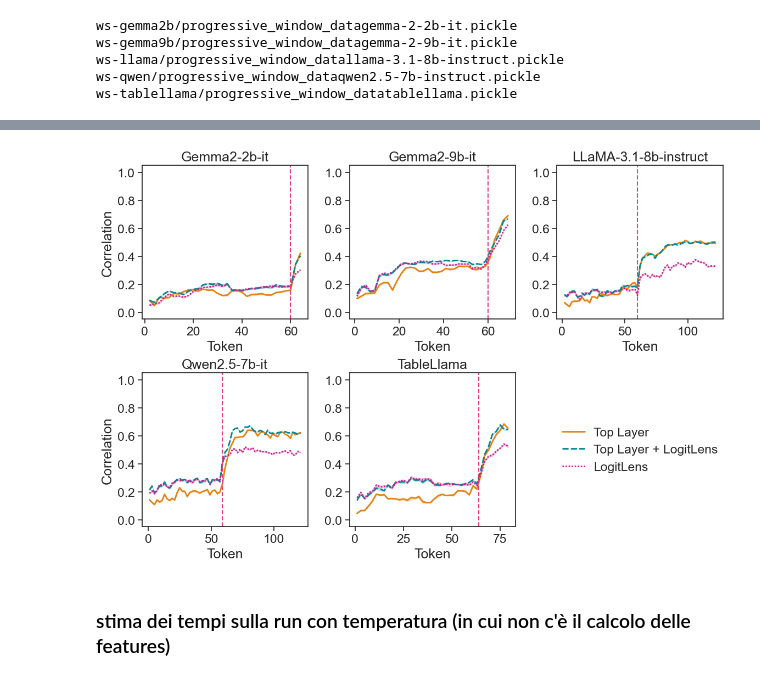
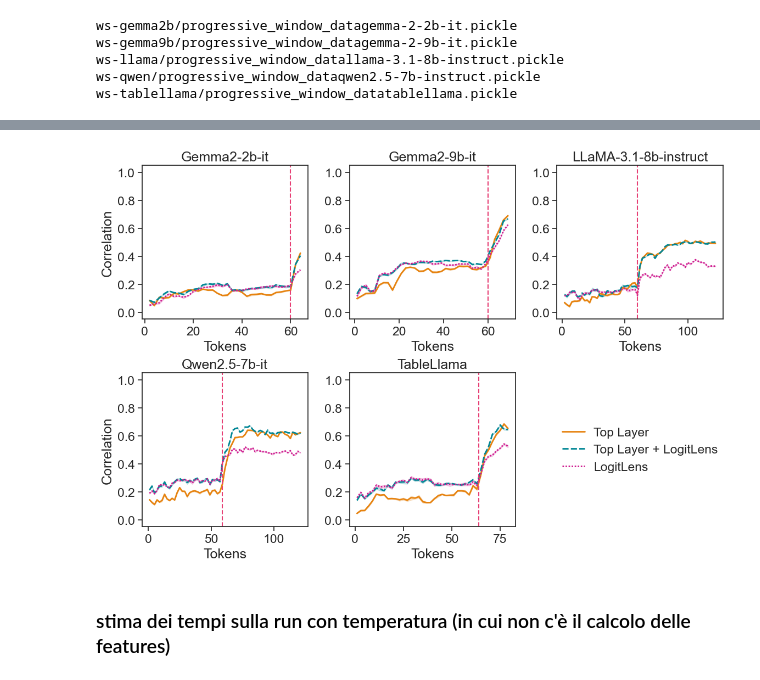
Before and after one commit to carloalbertobono/llm-uncertainty, a Jupyter notebook: graphs.ipynb, the cells around one changed output, grey strips where cells are left out. Cells and saved outputs as stored; diff of their text form; code cells hidden in the pictures.

```diff
--- a/graphs.ipynb
+++ b/graphs.ipynb
@@ -978,0 +931,2 @@ plt.savefig("budget_and_baseline_mean_all.pdf", format="pdf", bbox_inches="tight
+# %%
+(y_res, pred, correct_mean_thr, ds) = resu[('generated', 'answers_entropy_norm')]
@@ -1805,35 +1751,35 @@ for i, (model_name, pw) in enumerate(wd.items()):
     ax.axvline(postilla_shift[model_name], color=Bold_10.mpl_colors[4], linestyle="--")
 
     ax.set_title(model_name_)
-    ax.set_xlabel("Token")
+    ax.set_xlabel("Tokens")
     if i % 3 == 0:
         ax.set_ylabel("Correlation")
     else:
         ax.set_ylabel("")
     ax.get_legend().remove()
     ax.set_ylim(-0.05, 1.05)
     ax.tick_params(labelleft=True)
 
 # Legend in 6th subplot
 axs[5].axis("off")
 handles, labels = axs[0].get_legend_handles_labels()
 axs[5].legend(
     handles=handles,
     labels=labels,
     frameon=False,
     loc="center",
     ncol=1,
     columnspacing=0.5,
     handletextpad=0.7,
     handlelength=1.8
 )
 
 plt.tight_layout()
 plt.subplots_adjust(wspace=0.25, hspace=0.35)
 
 plt.savefig("progressive_window_all.pdf", format="pdf", bbox_inches="tight", dpi=600)
 # %% [output]
-[figure, old version]
+[figure, new version]
 # %% [markdown]
 ### stima dei tempi sulla run con temperatura (in cui non c'è il calcolo delle features)
 # %%
```
Also changed, not shown: parts of 14 cells of this notebook, 2 other files.
